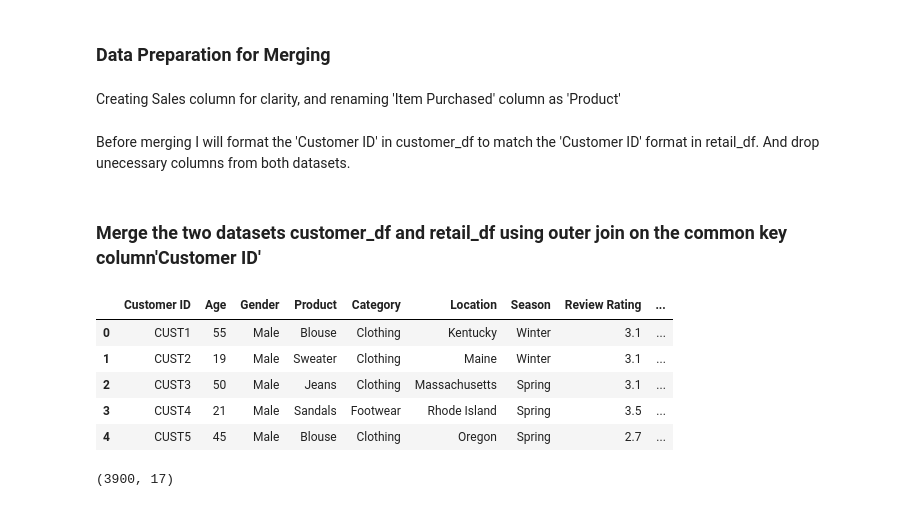
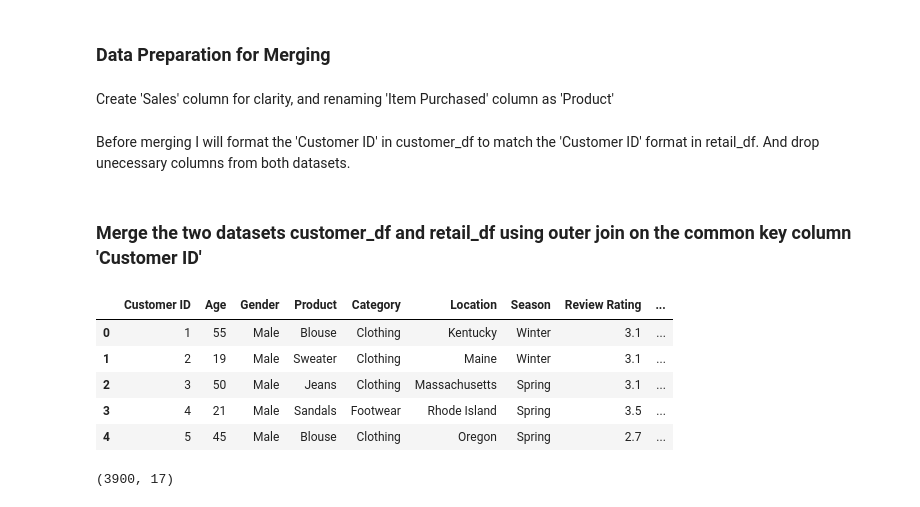
Before and after one commit to JamilaAr/Retail-Sales-and-Customer-Shopping-Trends, a Jupyter notebook: notebooks/Retail Sales and Customer Shopping Trends.ipynb, the cells around one changed output. Drawn from its saved outputs; the diff is of its cells as text; code cells hidden in the pictures.

```diff
--- a/notebooks/Retail Sales and Customer Shopping Trends.ipynb
+++ b/notebooks/Retail Sales and Customer Shopping Trends.ipynb
@@ -241,7 +241,7 @@ retail_df.head(5)
 # %% [markdown]
 ### Data Preparation for Merging
 # %% [markdown]
-Creating Sales column for clarity, and renaming 'Item Purchased' column as 'Product'
+Create 'Sales' column for clarity, and renaming 'Item Purchased' column as 'Product'
 # %%
 # Create 'Sales' column as the sum of 'Purchase Amount (USD)' and 'Total Amount'
 retail_df['Sales'] = customer_df['Purchase Amount (USD)'] + retail_df['Total Amount']
@@ -269,25 +271,25 @@ customer_df.drop(columns=customer_columns_to_drop, axis=1, inplace=True)
 retail_columns_to_drop = ['Age', 'Gender', 'Transaction ID', 'Product Category', 'Total Amount']
 retail_df.drop(columns=retail_columns_to_drop, axis=1, inplace=True)
 # %% [markdown]
-### Merge the two datasets customer_df and retail_df using outer join on the common key column'Customer ID'
+### Merge the two datasets customer_df and retail_df using outer join on the common key column 'Customer ID'
 # %%
-# Merging datasets using outer join on 'Customer ID'
+# Merge datasets using outer join on 'Customer ID'
 merged_df = pd.merge(customer_df, retail_df, on=['Customer ID'], how='outer', suffixes=('_customer', '_retail'))
 # Sort by 'Customer ID' to ensure they are organized in ascending order
 merged_df.sort_values(by='Customer ID', inplace=True)
 # Reset the index to have a clean index that aligns with sorted 'Customer ID'
 merged_df.reset_index(drop=True, inplace=True)
 # Convert Customer ID back to original format with 'CUST' prefix
-merged_df['Customer ID'] = 'CUST' + merged_df['Customer ID'].astype(str)
+# merged_df['Customer ID'] = 'CUST' + merged_df['Customer ID'].astype(str)
 
 merged_df.head()
 # %% [output]
 |  | Customer ID | Age | Gender | Product | Category | Location | Season | Review Rating | ... |
-| 0 | CUST1 | 55 | Male | Blouse | Clothing | Kentucky | Winter | 3.1 | ... |
-| 1 | CUST2 | 19 | Male | Sweater | Clothing | Maine | Winter | 3.1 | ... |
-| 2 | CUST3 | 50 | Male | Jeans | Clothing | Massachusetts | Spring | 3.1 | ... |
-| 3 | CUST4 | 21 | Male | Sandals | Footwear | Rhode Island | Spring | 3.5 | ... |
-| 4 | CUST5 | 45 | Male | Blouse | Clothing | Oregon | Spring | 2.7 | ... |
+| 0 | 1 | 55 | Male | Blouse | Clothing | Kentucky | Winter | 3.1 | ... |
+| 1 | 2 | 19 | Male | Sweater | Clothing | Maine | Winter | 3.1 | ... |
+| 2 | 3 | 50 | Male | Jeans | Clothing | Massachusetts | Spring | 3.1 | ... |
+| 3 | 4 | 21 | Male | Sandals | Footwear | Rhode Island | Spring | 3.5 | ... |
+| 4 | 5 | 45 | Male | Blouse | Clothing | Oregon | Spring | 2.7 | ... |
 # %%
 merged_df.shape
 # %% [output]
```
Also changed, not shown: parts of 15 cells of this notebook, 1 other file.
